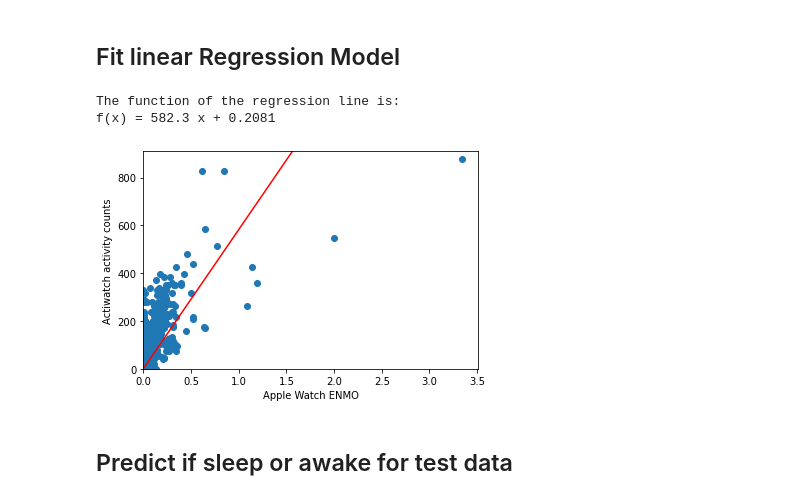
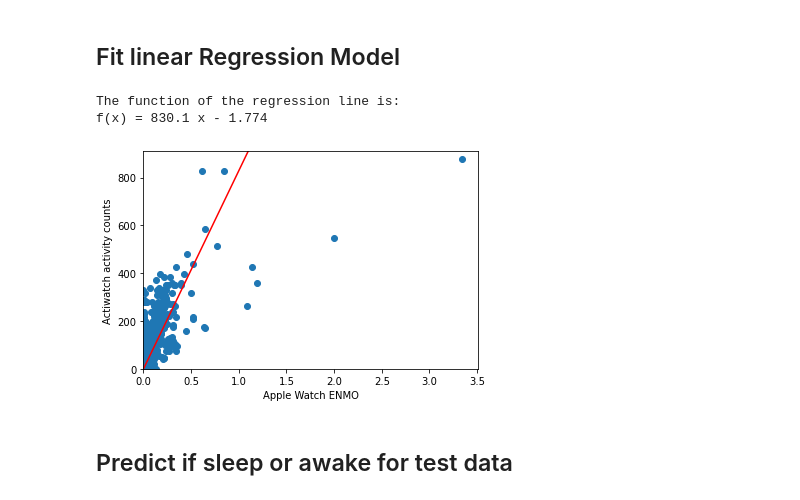
Before and after one commit to notallheroeswearcapes/ifn646_group9, a Jupyter notebook: submission.ipynb, the cells around one changed output. Saved outputs shown, nothing was run; the diff lists cells and outputs as text; code cells hidden in the pictures.

Commit message:
updated regression to just consider lower values as very high ones are likely to be awake anyway (thresh: 160), added new metrics such as total sleep time and awakenings during night

```diff
--- a/submission.ipynb
+++ b/submission.ipynb
@@ -181,36 +181,49 @@ plt.savefig('img/scatter_plot.pdf', bbox='tight')
 # declare x and y for the model
 x = train['Apple Watch ENMO']
 y = train['Actiwatch activity counts']
 
 x.fillna(0, inplace=True)
+y.fillna(0, inplace=True)
+x = x.tolist()
+y = y.tolist()
+
+x_removed_high_values = []
+y_removed_high_values = []
+
+# only focus on finding a regression line for smaller values, as high activity
+# counts are likely to be awake anyway
+for i in range(len(x)):
+    if y[i] < 160:
+        x_removed_high_values.append(x[i])
+        y_removed_high_values.append(y[i])
 
 # fit linear model
-model = numpy.poly1d(numpy.polyfit(x, y, 1))
+model = numpy.poly1d(numpy.polyfit(x_removed_high_values, y_removed_high_values, 1))
 
 # create linspace to draw scatter plot in next step
 line = numpy.linspace(0, 3.5, 1000)
 
 # scatter plot
 plt.scatter(x, y)
 
 # draw regression graph into plot
 plt.plot(line, model(line), color='red')
 
 # set limits
 plt.xlim([0,3.51])
 plt.ylim([0,910])
 
 # set labels
 plt.xlabel("Apple Watch ENMO")
 plt.ylabel("Actiwatch activity counts")
 
 plt.savefig('img/scatter_plot_with_regression_line.pdf', bbox='tight')
 
 print('The function of the regression line is:\nf(x) =', str(model).strip())
 # %% [output]
 The function of the regression line is:
-f(x) = 582.3 x + 0.2081
+f(x) = 830.1 x - 1.774
-[figure, old version]
+[figure, new version]
 # %% [markdown]
 ## Predict if sleep or awake for test data
 # %%
```
Also changed, not shown: parts of 5 cells of this notebook.
